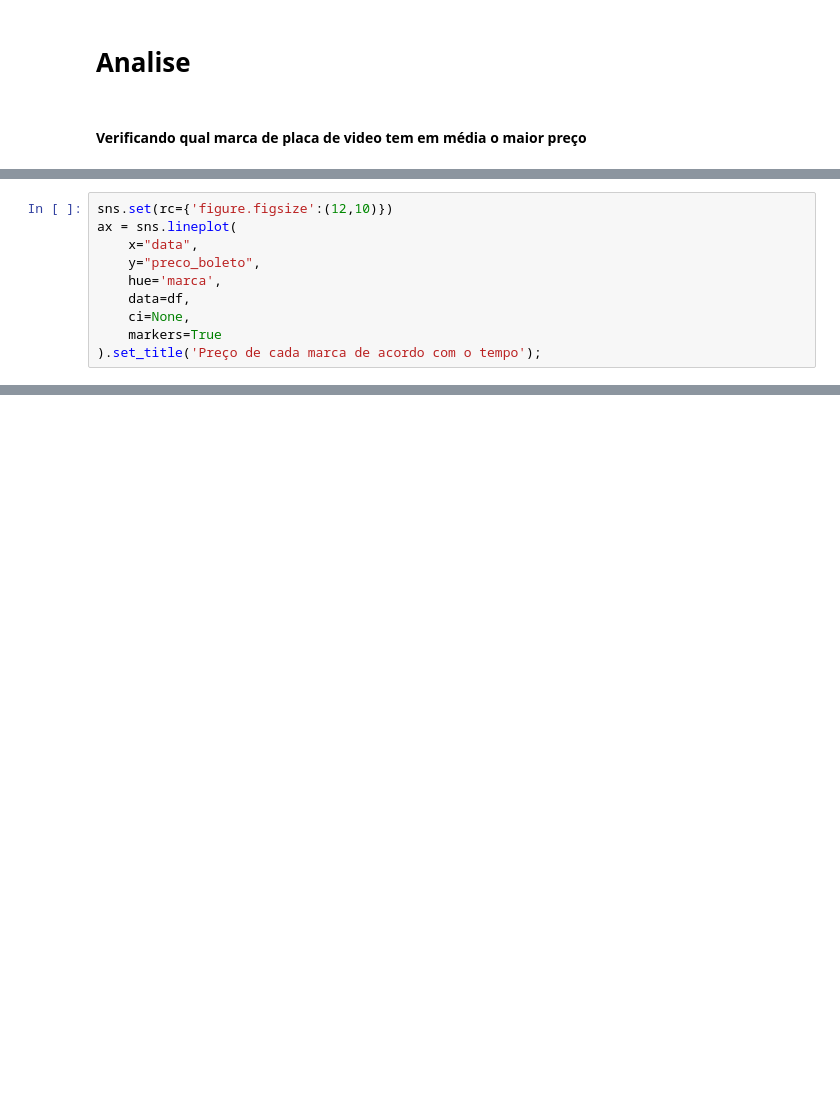
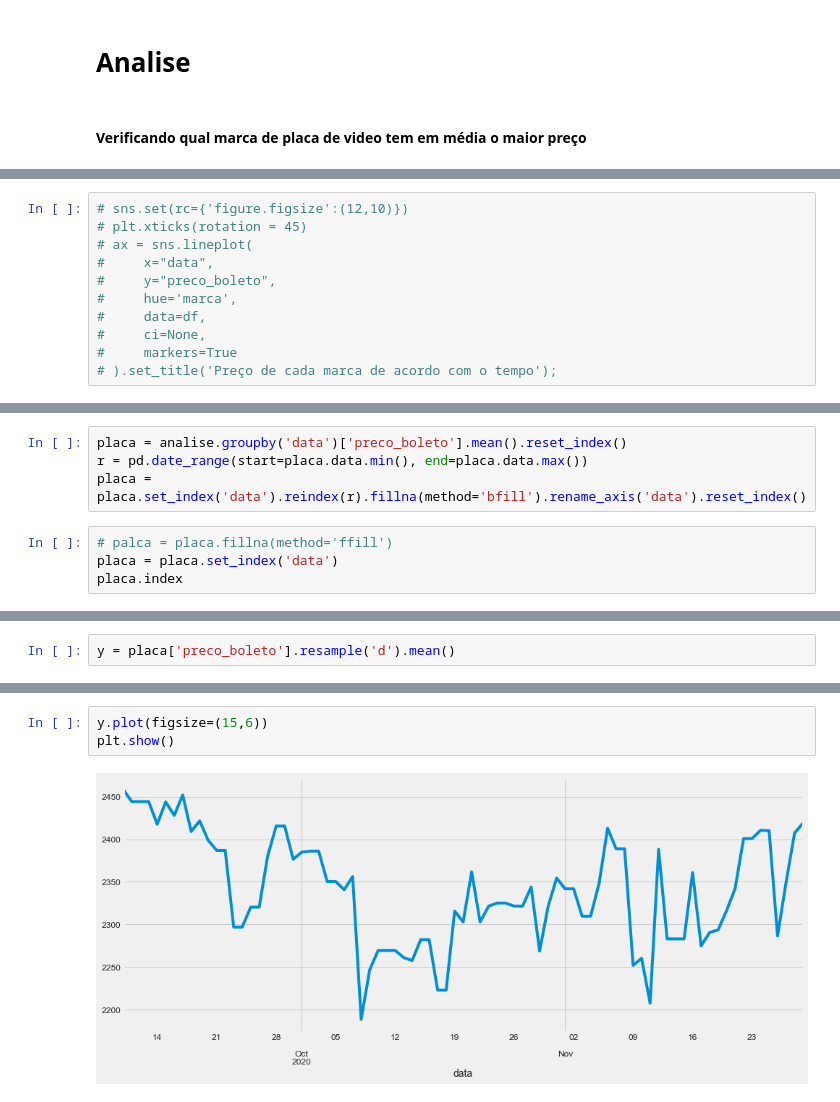
Before and after one commit to Ighus/ds_analysis_hardware_market, a Jupyter notebook: analysis.ipynb, the cells around one changed output, grey strips where cells are left out. Saved outputs shown, nothing was run; the diff lists cells and outputs as text; blank space fills up the shorter version.

```diff
--- a/analysis.ipynb
+++ b/analysis.ipynb
@@ -154,10 +166,11 @@ ax = sns.lineplot(
 # %%
-sns.set(rc={'figure.figsize':(12,10)})
-ax = sns.lineplot(
-    x="data",
-    y="preco_boleto",
-    hue='marca',
-    data=df,
-    ci=None,
-    markers=True
-).set_title('Preço de cada marca de acordo com o tempo');
+# sns.set(rc={'figure.figsize':(12,10)})
+# plt.xticks(rotation = 45)
+# ax = sns.lineplot(
+#     x="data",
+#     y="preco_boleto",
+#     hue='marca',
+#     data=df,
+#     ci=None,
+#     markers=True
+# ).set_title('Preço de cada marca de acordo com o tempo');
@@ -165,0 +190,8 @@ ax = sns.lineplot(
+# %%
+placa = analise.groupby('data')['preco_boleto'].mean().reset_index()
+r = pd.date_range(start=placa.data.min(), end=placa.data.max())
+placa = placa.set_index('data').reindex(r).fillna(method='bfill').rename_axis('data').reset_index()
+# %%
+# palca = placa.fillna(method='ffill')
+placa = placa.set_index('data')
+placa.index
@@ -165,0 +216,2 @@ ax = sns.lineplot(
+# %%
+y = placa['preco_boleto'].resample('d').mean()
@@ -165,0 +235,5 @@ ax = sns.lineplot(
+# %%
+y.plot(figsize=(15,6))
+plt.show()
+# %% [output]
+[figure, added]
```
Also changed, not shown: parts of 38 cells of this notebook, 2 other files.
